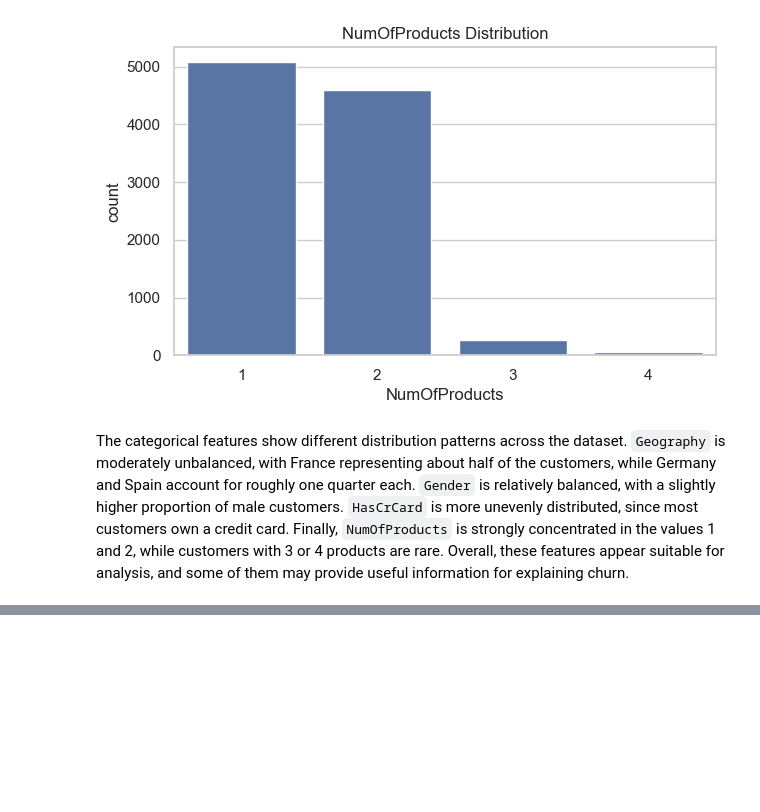
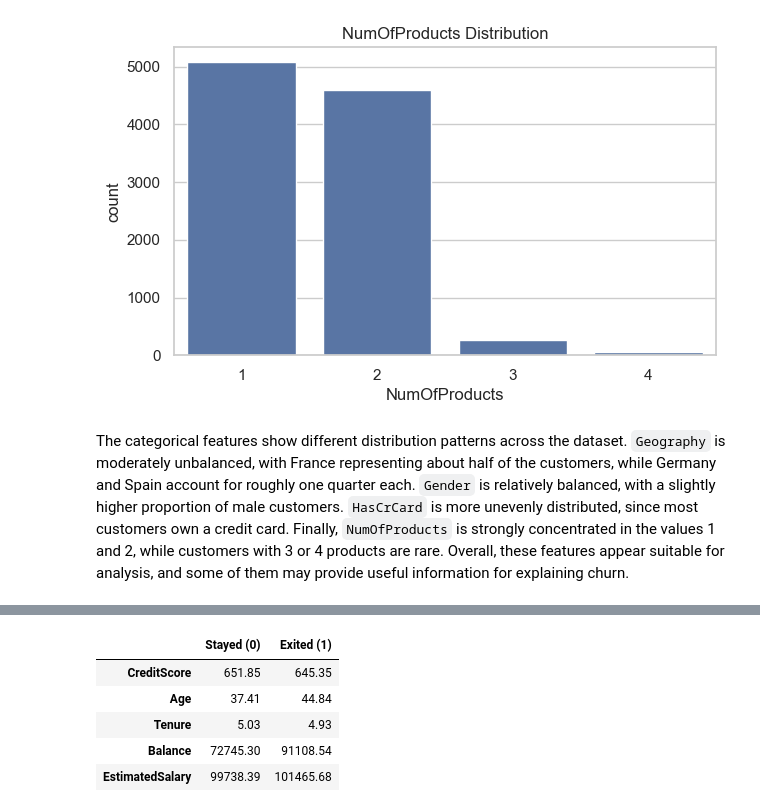
Before and after one commit to Hugord7/Churn-Project, a Jupyter notebook: Notebooks/02_eda.ipynb, the cells around one changed output, grey strips where cells are left out. Cells and saved outputs as stored; diff of their text form; code cells hidden in the pictures; blank space fills up the shorter version.

Commit message:
EDA features vs churn

```diff
--- a/Notebooks/02_eda.ipynb
+++ b/Notebooks/02_eda.ipynb
@@ -168,0 +188,11 @@ The categorical features show different distribution patterns across the dataset
+# %%
+num_churn_summary = df_eda.groupby('Exited')[['CreditScore', 'Age', 'Tenure', 'Balance', 'EstimatedSalary']].mean().T
+num_churn_summary.columns = ['Stayed (0)', 'Exited (1)']
+num_churn_summary
+# %% [output]
+|  | Stayed (0) | Exited (1) |
+| CreditScore | 651.85 | 645.35 |
+| Age | 37.41 | 44.84 |
+| Tenure | 5.03 | 4.93 |
+| Balance | 72745.30 | 91108.54 |
+| EstimatedSalary | 99738.39 | 101465.68 |
```
Also changed, not shown: parts of 3 cells of this notebook.
